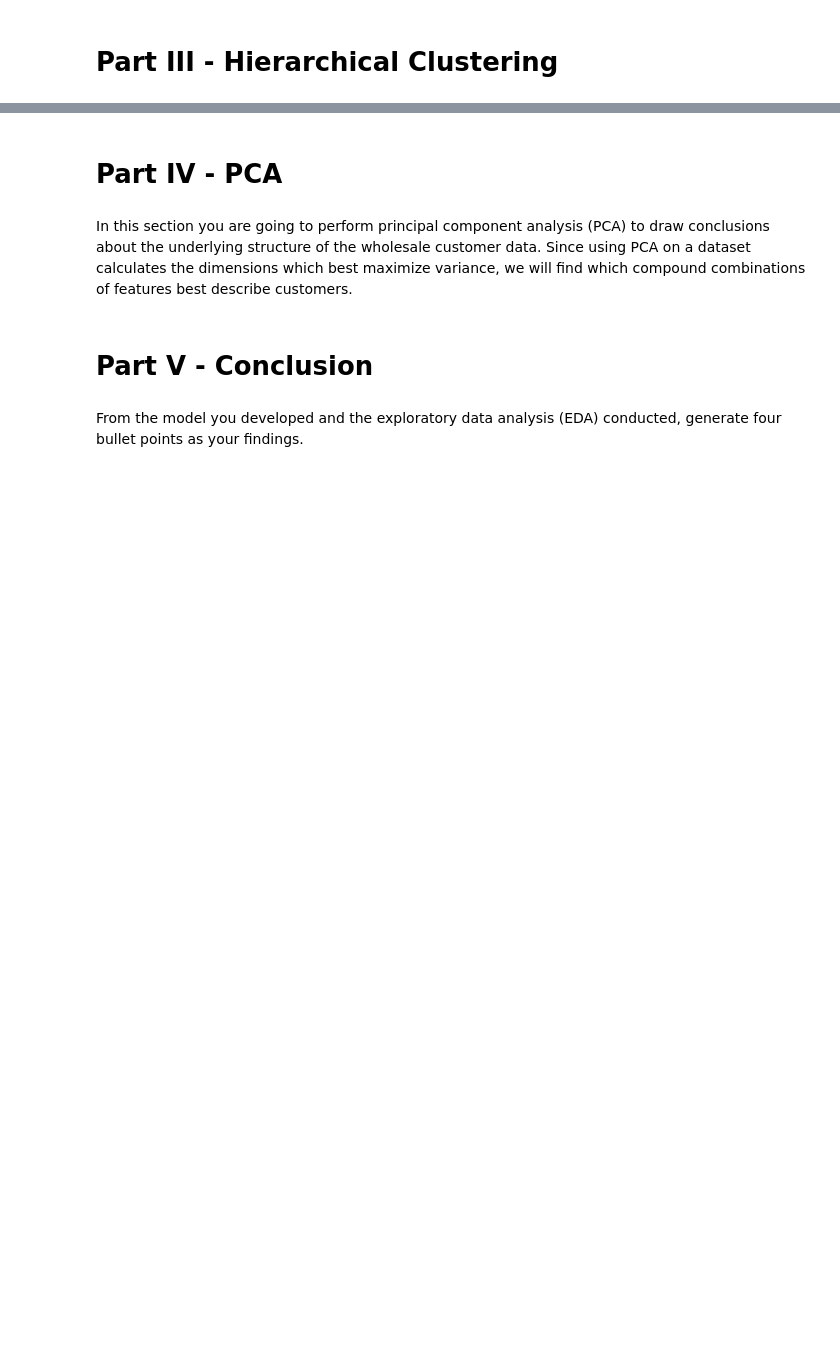
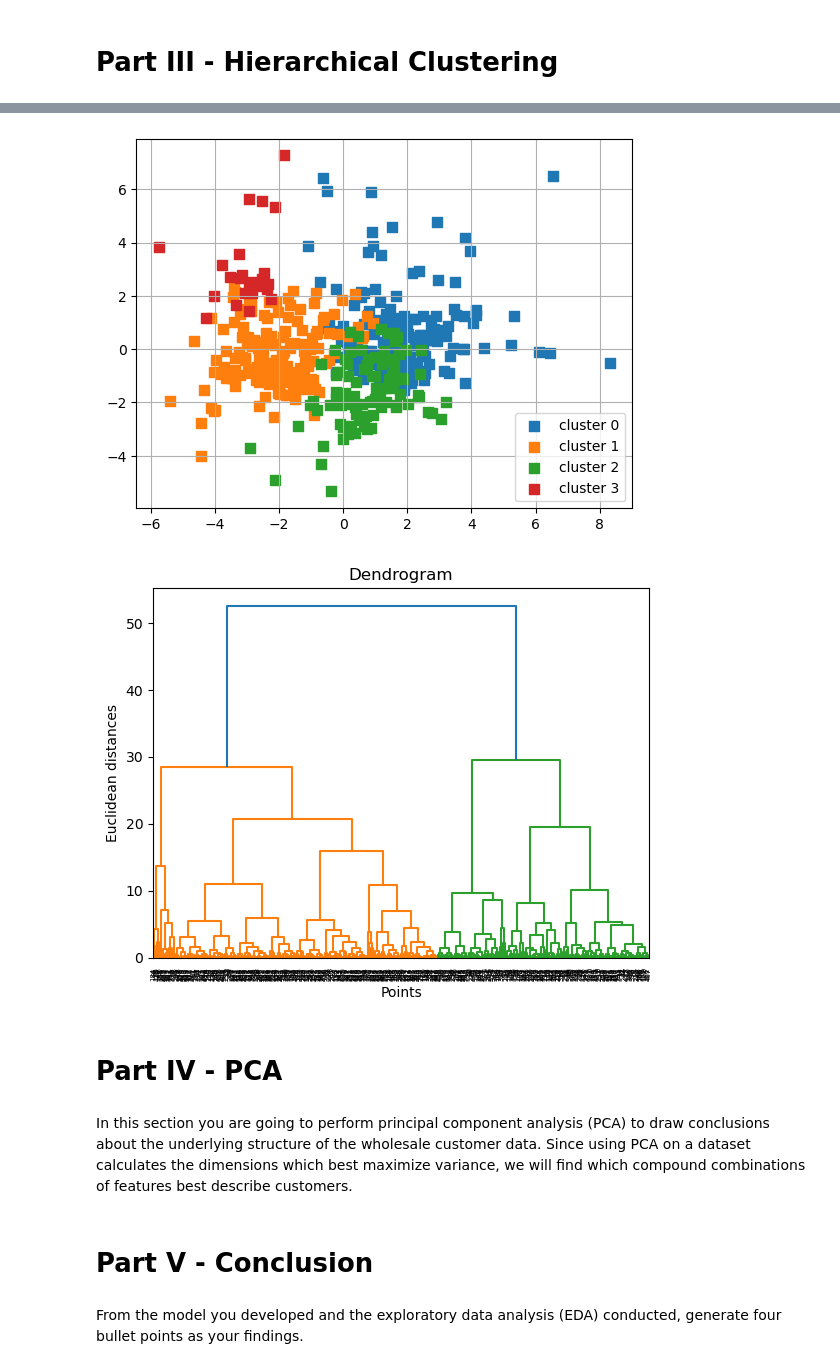
Before and after one commit to j-lepard/Understanding-Grocery-Data, a Jupyter notebook: Unsupervised Learning - Project.ipynb, the cells around one changed output, grey strips where cells are left out. Cells and saved outputs as stored; diff of their text form; code cells hidden in the pictures; blank space fills up the shorter version.

```diff
--- a/Unsupervised Learning - Project.ipynb
+++ b/Unsupervised Learning - Project.ipynb
@@ -234,3 +315,34 @@ To perform hierarchical clustering analysis, you will need to pre-process the da
+# %%
+# aglomerative clustering
+from sklearn.cluster import AgglomerativeClustering
+
+# cluster hierarchy
+import scipy.cluster.hierarchy as sch
+
+# create an object
+ac = AgglomerativeClustering(affinity='euclidean',
+                             linkage='ward',
+                             n_clusters = 4)
+# %%
+# Plot the clusters (n=3)
+
+y_hc = ac.fit_predict(X)
+plot_clusters(X_pca,y_hc)
+
+# Plot the Dendrogram
+
+# define plot_dendrogram function
+def plot_dendrogram(X,method ='ward'):
+    dendrogram = sch.dendrogram(sch.linkage(X, method=method))
+    plt.title("Dendrogram")
+    plt.ylabel("Euclidean distances")
+    plt.xlabel('Points')
+    plt.show()
+
+plot_dendrogram(X_pca)
+# %% [output]
+[figure, added]
+[figure, added]
 # %% [markdown]
 # Part IV - PCA
 # %% [markdown]
```
Also changed, not shown: parts of 17 cells of this notebook.
